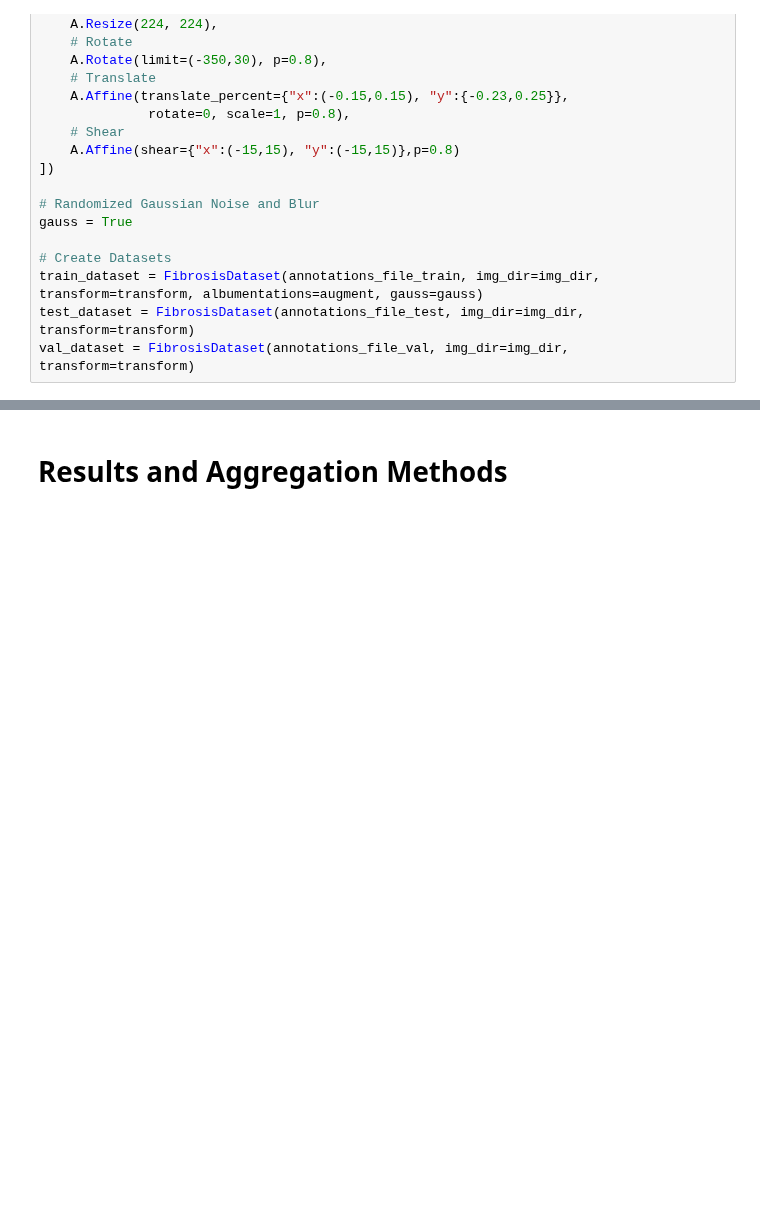
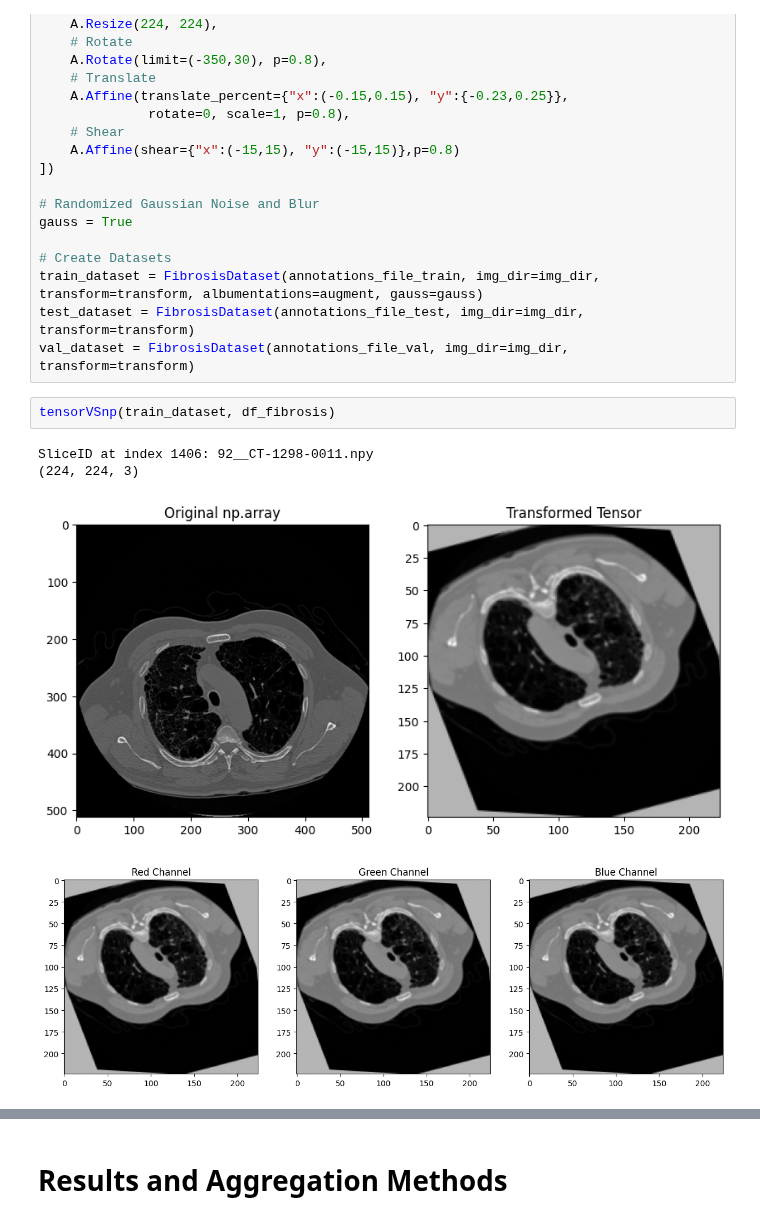
Before and after one commit to rafael-andre1/AI-for-Interstitial-Lung-Disease-Classification, a Jupyter notebook: 4 - modelDevelopment/4.2 - evalAsPatient/aggregateProbabilities.ipynb, the cells around one changed output, grey strips where cells are left out. Drawn from its saved outputs; the diff is of its cells as text; blank space fills up the shorter version.

```diff
--- a/4 - modelDevelopment/4.2 - evalAsPatient/aggregateProbabilities.ipynb
+++ b/4 - modelDevelopment/4.2 - evalAsPatient/aggregateProbabilities.ipynb
@@ -252,6 +255,13 @@ gauss = True
 train_dataset = FibrosisDataset(annotations_file_train, img_dir=img_dir, transform=transform, albumentations=augment, gauss=gauss)
 test_dataset = FibrosisDataset(annotations_file_test, img_dir=img_dir, transform=transform)
 val_dataset = FibrosisDataset(annotations_file_val, img_dir=img_dir, transform=transform)
+# %%
+tensorVSnp(train_dataset, df_fibrosis)
+# %% [output]
+SliceID at index 1406: 92__CT-1298-0011.npy
+(224, 224, 3)
+[figure, added]
+[figure, added]
 # %%
 models_path = "..\\..\\..\\trainedResNets\\aggregateProb\\"
 os.makedirs(models_path, exist_ok=True)
```
Also changed, not shown: parts of 12 cells of this notebook, 7 other files.
